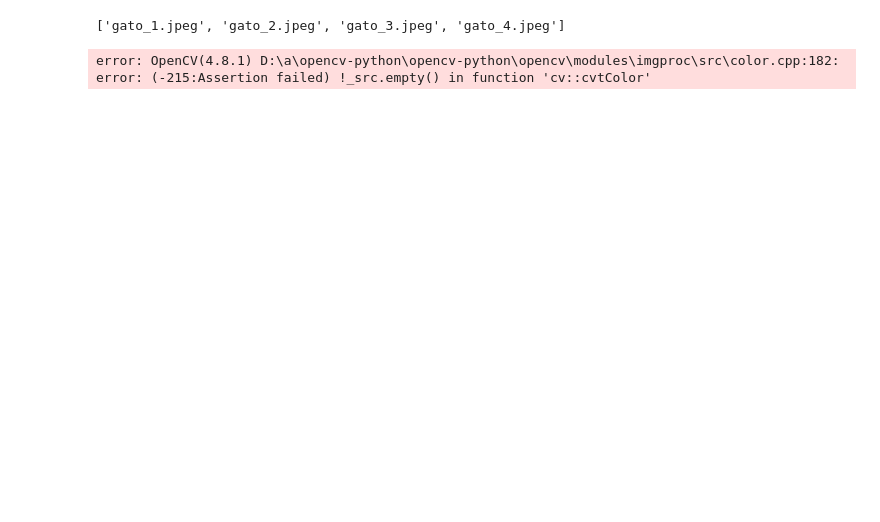
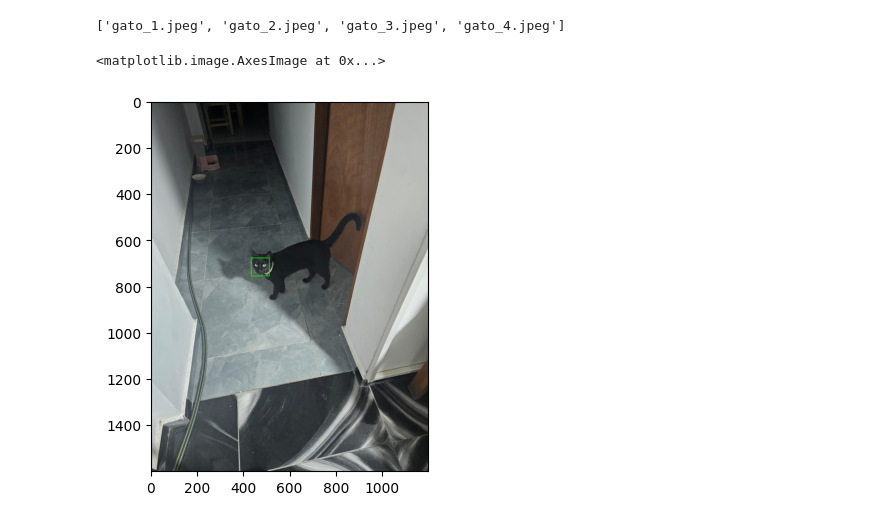
Before and after one commit to jchiroques/08_Daily_Coding, a Jupyter notebook: 2025_11_17/notebooks/main.ipynb, the cells around one changed output. Cells and saved outputs as stored; diff of their text form; code cells hidden in the pictures; blank space fills up the shorter version.

Commit message:
feat(opencv): Cara de gato detectada

```diff
--- a/2025_11_17/notebooks/main.ipynb
+++ b/2025_11_17/notebooks/main.ipynb
@@ -9,15 +9,25 @@ ls2('../datos/gatos/fotos')
 ['gato_1.jpeg', 'gato_2.jpeg', 'gato_3.jpeg', 'gato_4.jpeg']
 # %%
 import cv2
+import matplotlib.pyplot as plt
 
 # Cargamos el modelo para cada patron de detección hay un modelo diferente.
-fase_cascade = cv2.CascadeClassifier(cv2.data.haarcascades + 'haarcascade_frontalcatface.xml')
+cat_cascade = cv2.CascadeClassifier(cv2.data.haarcascades + 'haarcascade_frontalcatface.xml')
 
 # Cargamos la imagen a leer
-img = cv2.imread('../datos/gatos/fotos/gato_1.jpg')
-#gray = cv2.cvtColor(img, cv2.COLOR_BGR2GRAY)
-img
+img = cv2.imread('../datos/gatos/fotos/gato_4.jpeg')
+gray = cv2.cvtColor(img, cv2.COLOR_BGR2GRAY)
 
-gray
+# detectar caras de gatos
+cats = cat_cascade.detectMultiScale(gray, scaleFactor=1.1, minNeighbors=3)
+
+# Dibujar rectangulos alrededor de las caras
+for (x, y, w, h) in cats:
+    cv2.rectangle(img, (x, y), (x+w, y+h), (0, 255, 0), 2)
+
+# Mostrar imagen
+img_rgb = cv2.cvtColor(img, cv2.COLOR_BGR2RGB)
+plt.imshow(img_rgb)
 # %% [output]
-error: OpenCV(4.8.1) D:\a\opencv-python\opencv-python\opencv\modules\imgproc\src\color.cpp:182: error: (-215:Assertion failed) !_src.empty() in function 'cv::cvtColor'
+<matplotlib.image.AxesImage at 0x...>
+[figure, added]
```
